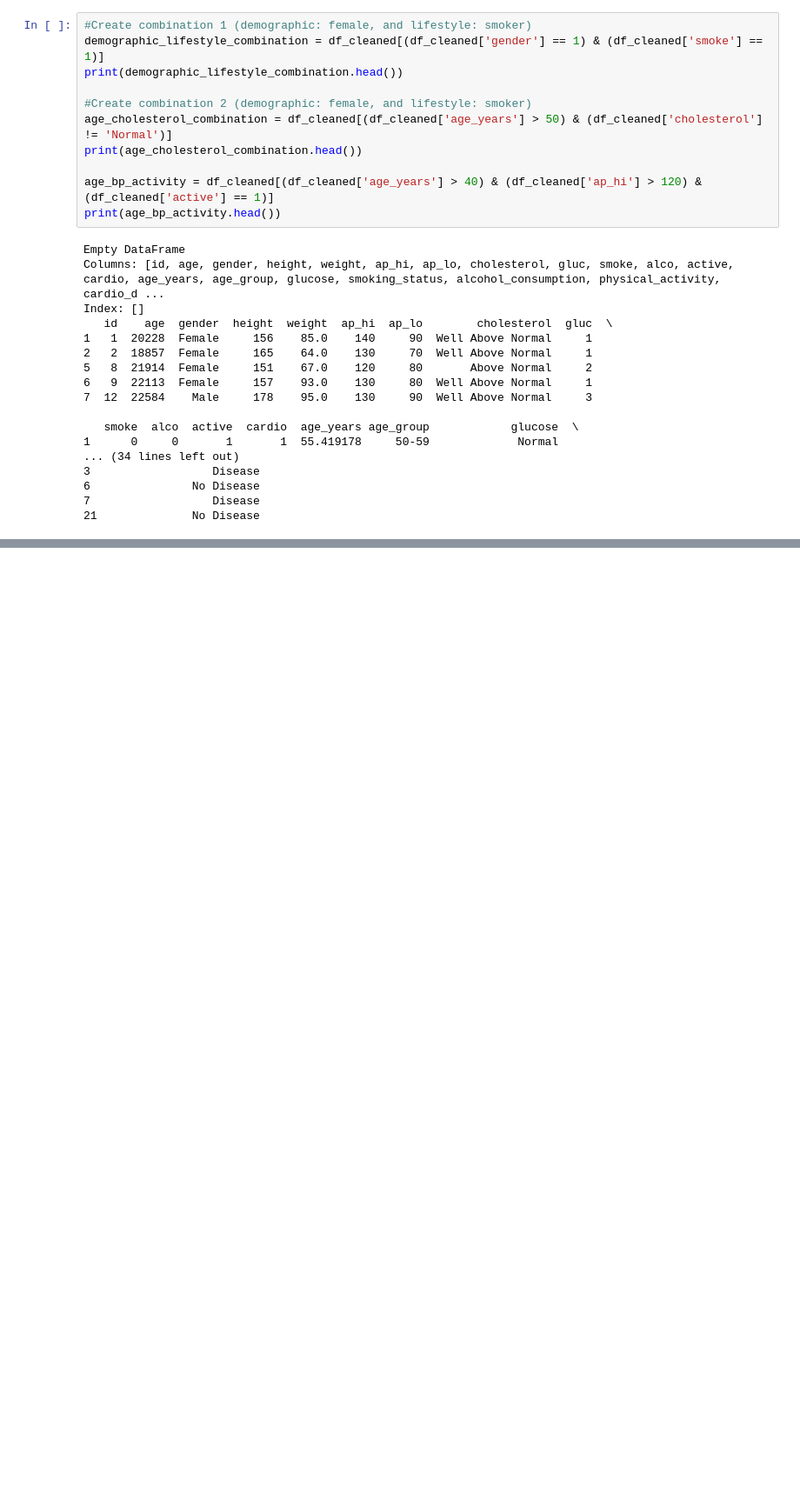
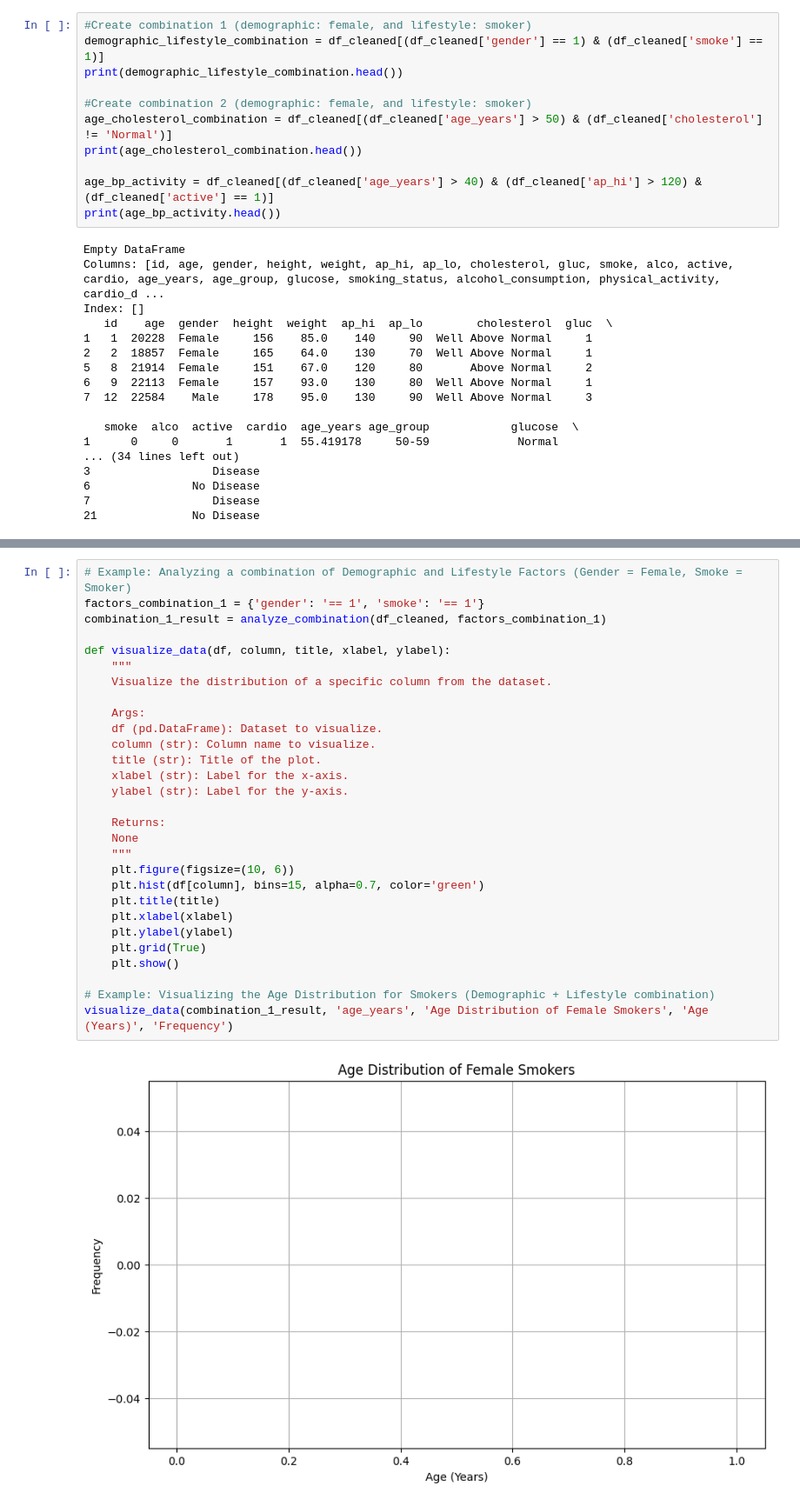
Before and after one commit to 22053604/Cardiovascular-Health-Analysis, a Jupyter notebook: Development_Notebook.ipynb, the cells around one changed output, grey strips where cells are left out. Shown at 87% size. Drawn from its saved outputs; the diff is of its cells as text; blank space fills up the shorter version.

```diff
--- a/Development_Notebook.ipynb
+++ b/Development_Notebook.ipynb
@@ -319,0 +329,31 @@ Index: []
+# %%
+# Example: Analyzing a combination of Demographic and Lifestyle Factors (Gender = Female, Smoke = Smoker)
+factors_combination_1 = {'gender': '== 1', 'smoke': '== 1'}
+combination_1_result = analyze_combination(df_cleaned, factors_combination_1)
+
+def visualize_data(df, column, title, xlabel, ylabel):
+    """
+    Visualize the distribution of a specific column from the dataset.
+
+    Args:
+    df (pd.DataFrame): Dataset to visualize.
+    column (str): Column name to visualize.
+    title (str): Title of the plot.
+    xlabel (str): Label for the x-axis.
+    ylabel (str): Label for the y-axis.
+
+    Returns:
+    None
+    """
+    plt.figure(figsize=(10, 6))
+    plt.hist(df[column], bins=15, alpha=0.7, color='green')
+    plt.title(title)
+    plt.xlabel(xlabel)
+    plt.ylabel(ylabel)
+    plt.grid(True)
+    plt.show()
+
+# Example: Visualizing the Age Distribution for Smokers (Demographic + Lifestyle combination)
+visualize_data(combination_1_result, 'age_years', 'Age Distribution of Female Smokers', 'Age (Years)', 'Frequency')
+# %% [output]
+[figure, added]
```
Also changed, not shown: parts of 1 cell of this notebook.
